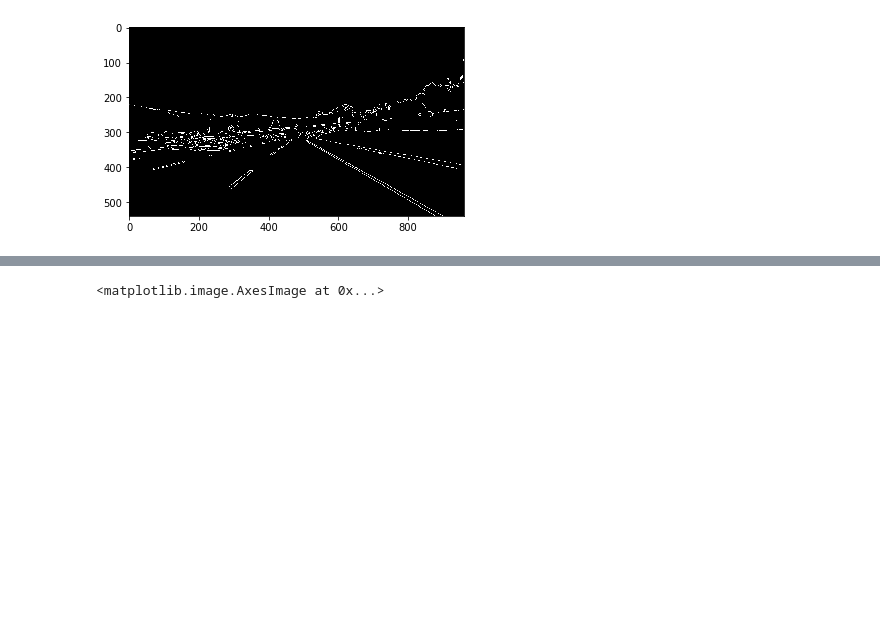
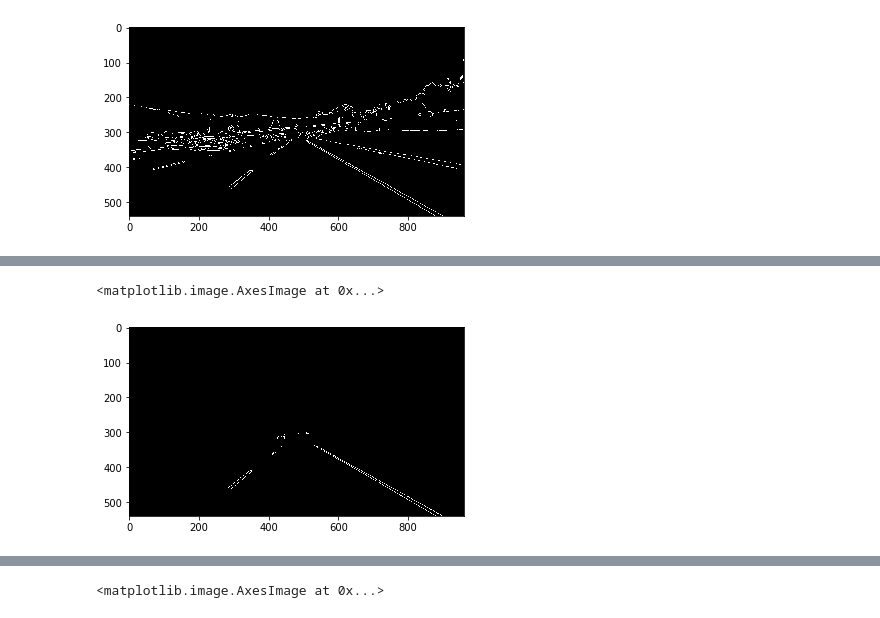
Before and after one commit to kuniyasu/udacity_homework1, a Jupyter notebook: homework.ipynb, the cells around one changed output, grey strips where cells are left out. Drawn from its saved outputs; the diff is of its cells as text; code cells hidden in the pictures; blank space fills up the shorter version.

```diff
--- a/homework.ipynb
+++ b/homework.ipynb
@@ -154,0 +176,6 @@ plt.imshow(cv2.cvtColor(img, cv2.COLOR_GRAY2RGB))
+# %%
+canny_img = cannyFilter(select_img)
+plt.imshow(cv2.cvtColor(canny_img, cv2.COLOR_GRAY2RGB))
+# %% [output]
+<matplotlib.image.AxesImage at 0x...>
+[figure, added]
```
Also changed, not shown: parts of 15 cells of this notebook.
